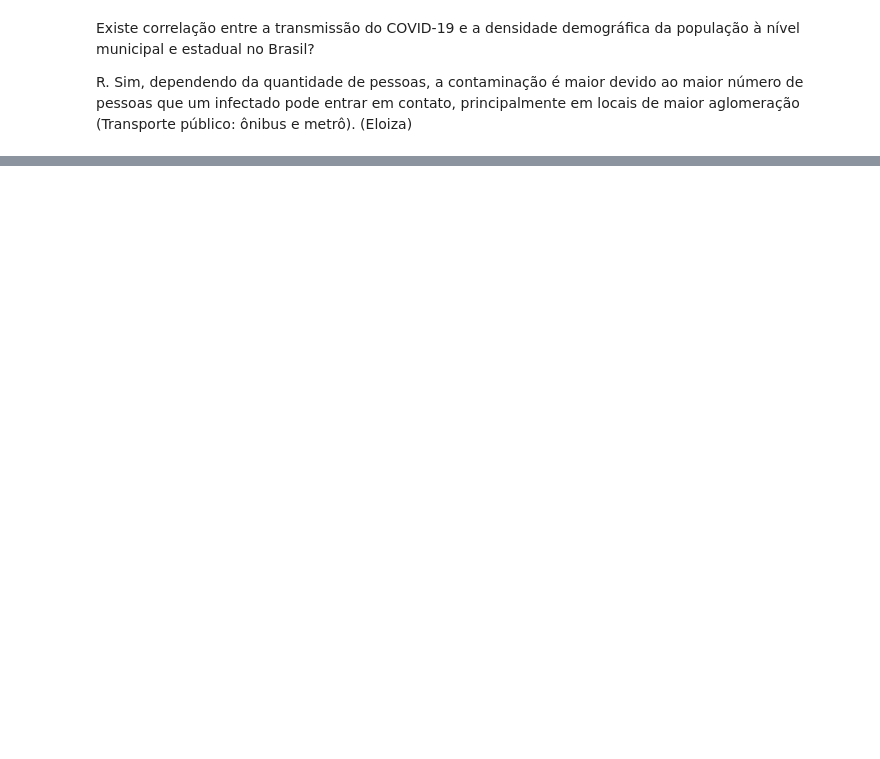
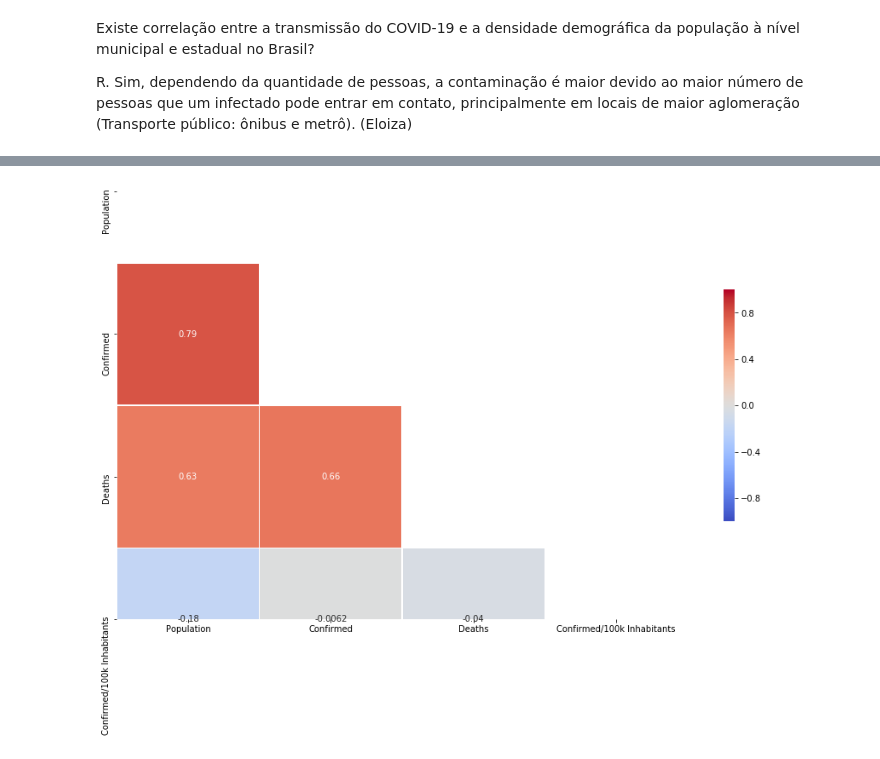
Before and after one commit to gfsilveira/covid, a Jupyter notebook: Covid19-MunicipiosBR.ipynb, the cells around one changed output, grey strips where cells are left out. Cells and saved outputs as stored; diff of their text form; code cells hidden in the pictures; blank space fills up the shorter version.

```diff
--- a/Covid19-MunicipiosBR.ipynb
+++ b/Covid19-MunicipiosBR.ipynb
@@ -36,0 +75,21 @@ corona_municipio[(corona_municipio['state'] == 'SP') & (corona_municipio['city']
+# %%
+df_mod = df[df['Population'] < 6000000]
+# %%
+corr = df_mod.corr()
+mask = np.triu(np.ones_like(corr, dtype=np.bool))
+plt.figure(figsize=(15, 10))
+sns.heatmap(
+    corr,
+    mask=mask,
+    cmap='coolwarm',
+    vmax=1,
+    vmin=-1,
+    center=0,
+    square=True,
+    linewidths=.5,
+    cbar_kws={"shrink": .5},
+    annot=True
+)
+plt.savefig('data\\results\\Heatmap_2020-04-05.png', dpi=150)
+# %% [output]
+[figure, added]
```
Also changed, not shown: parts of 10 cells of this notebook, 9 other files.
